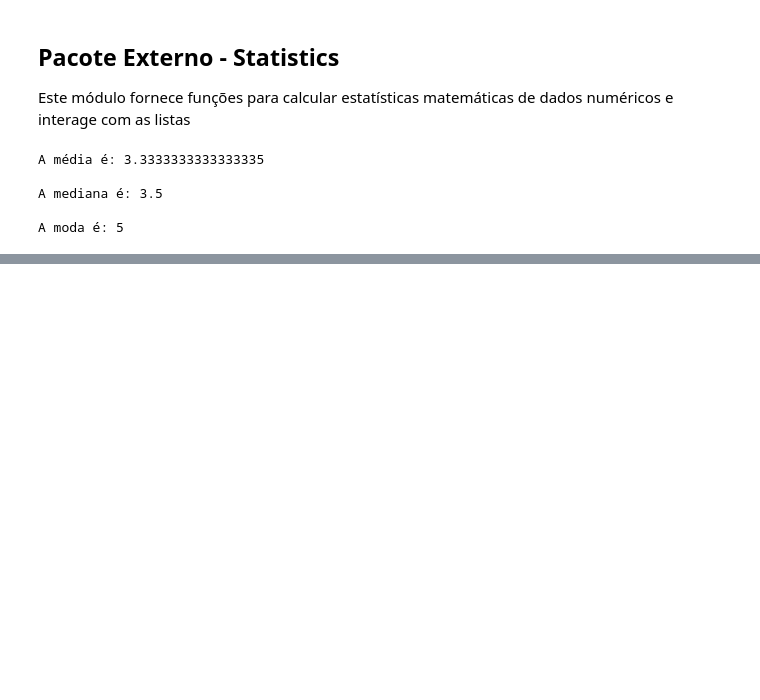
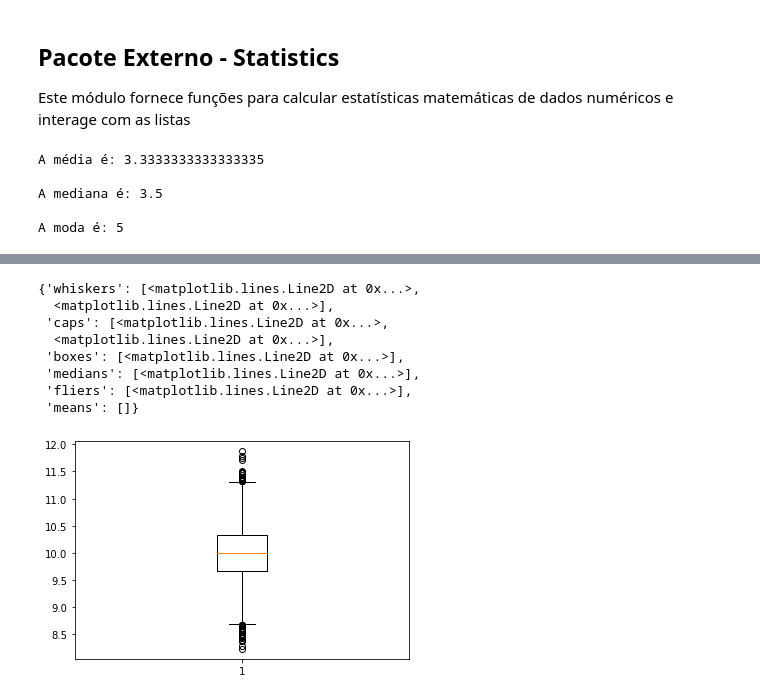
Before and after one commit to luizfernandopavanello/python_courses, a Jupyter notebook: soukAnalyticsPython/01_Programação_Python.ipynb, the cells around one changed output, grey strips where cells are left out. Cells and saved outputs as stored; diff of their text form; code cells hidden in the pictures; blank space fills up the shorter version.

```diff
--- a/soukAnalyticsPython/01_Programação_Python.ipynb
+++ b/soukAnalyticsPython/01_Programação_Python.ipynb
@@ -441,0 +754,12 @@ A moda é: 5
+# %%
+plt.boxplot(data)
+# %% [output]
+{'whiskers': [<matplotlib.lines.Line2D at 0x...>,
+  <matplotlib.lines.Line2D at 0x...>],
+ 'caps': [<matplotlib.lines.Line2D at 0x...>,
+  <matplotlib.lines.Line2D at 0x...>],
+ 'boxes': [<matplotlib.lines.Line2D at 0x...>],
+ 'medians': [<matplotlib.lines.Line2D at 0x...>],
+ 'fliers': [<matplotlib.lines.Line2D at 0x...>],
+ 'means': []}
+[figure, added]
```
Also changed, not shown: parts of 47 cells of this notebook.
